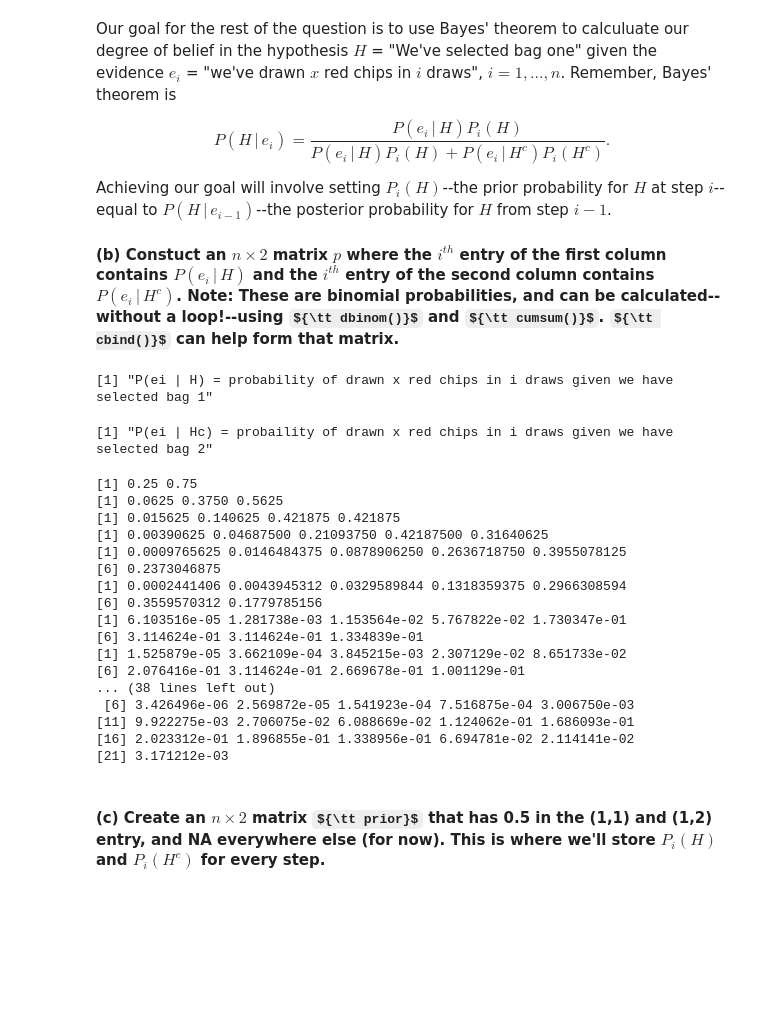
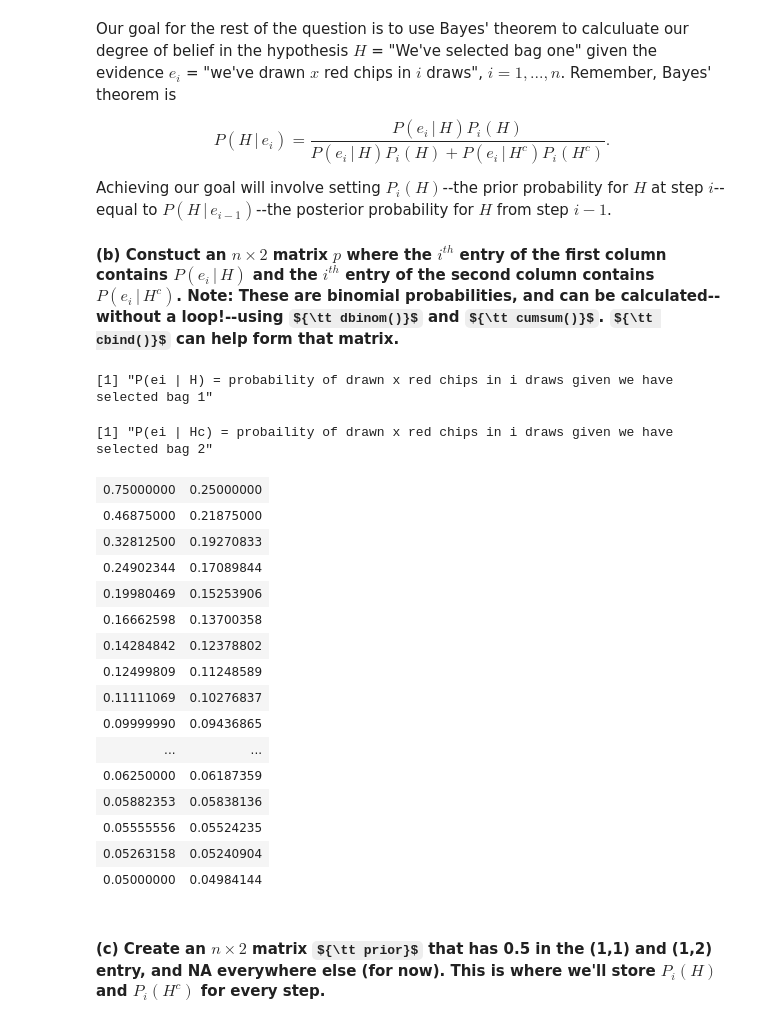
Before and after one commit to dskrenta/appm-4570, a Jupyter notebook: week4/hwk4_Sp18_appm4570-computational.ipynb, the cells around one changed output. Saved outputs shown, nothing was run; the diff lists cells and outputs as text; code cells hidden in the pictures; some formulas as TeX source; blank space fills up the shorter version.

```diff
--- a/week4/hwk4_Sp18_appm4570-computational.ipynb
+++ b/week4/hwk4_Sp18_appm4570-computational.ipynb
@@ -58,39 +58,36 @@ Achieving our goal will involve setting $P_i(H)$--the prior probability for $H$
 # %%
 "P(ei | H) = probability of drawn x red chips in i draws given we have selected bag 1"
 "P(ei | Hc) = probaility of drawn x red chips in i draws given we have selected bag 2"
 
-# p = matrix(NA, nrow = n, ncol = 2)
-
+p = matrix(nrow = n, ncol = 2)
 
 for (i in 1:n) {
-    p = dbinom(c(0:i), size = i, prob = 0.75)
-    print(p)
+    v1 = dbinom(c(1:i), size = i, prob = 0.75)
+    v2 = dbinom(c(1:i), size = i, prob = 0.25)
+    p[i,1] = mean(v1)
+    p[i,2] = mean(v2)
 }
 
-
-
-# dbinom(c(0:20), size = n, prob = 0.75)
-# dbinom(c(0:20), size = n, prob = 0.25)
+p
 # %% [output]
 [1] "P(ei | H) = probability of drawn x red chips in i draws given we have selected bag 1"
 [1] "P(ei | Hc) = probaility of drawn x red chips in i draws given we have selected bag 2"
-[1] 0.25 0.75
-[1] 0.0625 0.3750 0.5625
-[1] 0.015625 0.140625 0.421875 0.421875
-[1] 0.00390625 0.04687500 0.21093750 0.42187500 0.31640625
-[1] 0.0009765625 0.0146484375 0.0878906250 0.2636718750 0.3955078125
-[6] 0.2373046875
-[1] 0.0002441406 0.0043945312 0.0329589844 0.1318359375 0.2966308594
-[6] 0.3559570312 0.1779785156
-[1] 6.103516e-05 1.281738e-03 1.153564e-02 5.767822e-02 1.730347e-01
-[6] 3.114624e-01 3.114624e-01 1.334839e-01
-[1] 1.525879e-05 3.662109e-04 3.845215e-03 2.307129e-02 8.651733e-02
-[6] 2.076416e-01 3.114624e-01 2.669678e-01 1.001129e-01
-... (38 lines left out)
- [6] 3.426496e-06 2.569872e-05 1.541923e-04 7.516875e-04 3.006750e-03
-[11] 9.922275e-03 2.706075e-02 6.088669e-02 1.124062e-01 1.686093e-01
-[16] 2.023312e-01 1.896855e-01 1.338956e-01 6.694781e-02 2.114141e-02
-[21] 3.171212e-03
+| 0.75000000 | 0.25000000 |
+| 0.46875000 | 0.21875000 |
+| 0.32812500 | 0.19270833 |
+| 0.24902344 | 0.17089844 |
+| 0.19980469 | 0.15253906 |
+| 0.16662598 | 0.13700358 |
+| 0.14284842 | 0.12378802 |
+| 0.12499809 | 0.11248589 |
+| 0.11111069 | 0.10276837 |
+| 0.09999990 | 0.09436865 |
+| ... | ... |
+| 0.06250000 | 0.06187359 |
+| 0.05882353 | 0.05838136 |
+| 0.05555556 | 0.05524235 |
+| 0.05263158 | 0.05240904 |
+| 0.05000000 | 0.04984144 |
 # %% [markdown]
 #### (c) Create an $n \times 2$ matrix ${\tt prior}$ that has 0.5 in the (1,1) and (1,2) entry, and NA everywhere else (for now). This is where we'll store $P_i(H)$ and $P_i(H^c)$ for every step.
 # %%
```
Also changed, not shown: parts of 6 cells of this notebook.
